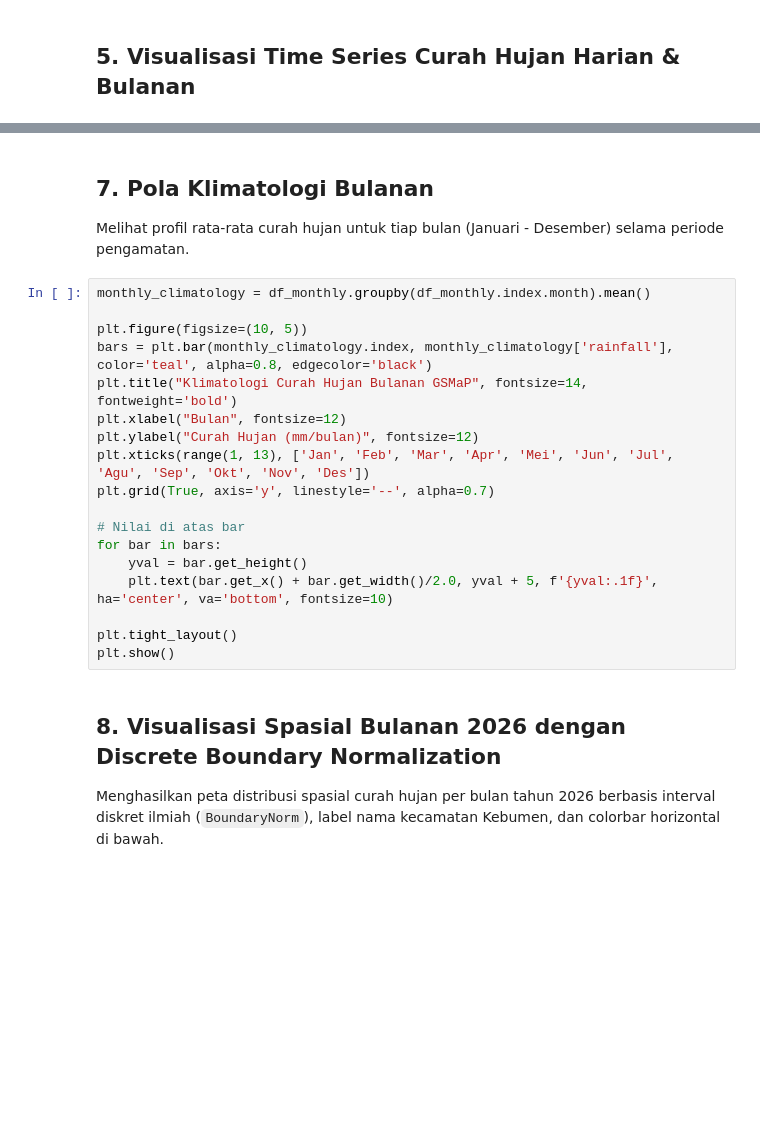
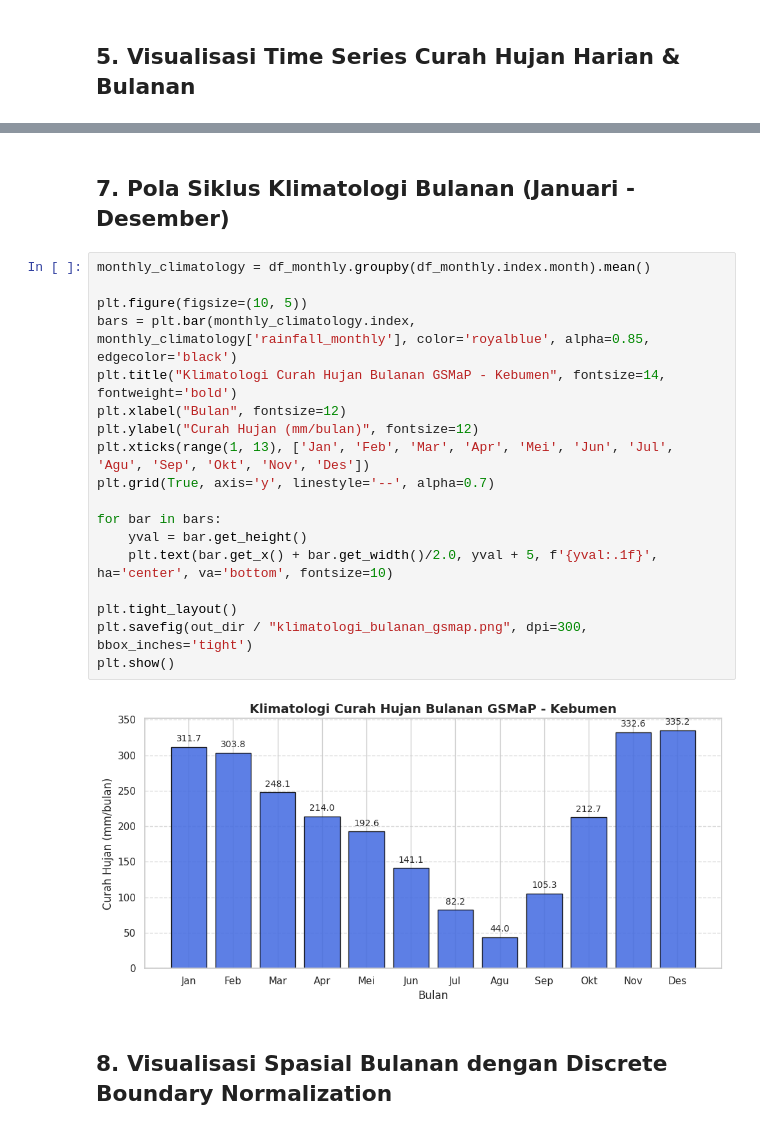
Before and after one commit to widhyatma/Projek_Downscale, a Jupyter notebook: analisis_GSMAP.ipynb, the cells around one changed output, grey strips where cells are left out. Drawn from its saved outputs; the diff is of its cells as text; blank space fills up the shorter version.

```diff
--- a/analisis_GSMAP.ipynb
+++ b/analisis_GSMAP.ipynb
@@ -113,25 +229,25 @@ plt.show()
 # %% [markdown]
-## 7. Pola Klimatologi Bulanan
-Melihat profil rata-rata curah hujan untuk tiap bulan (Januari - Desember) selama periode pengamatan.
+## 7. Pola Siklus Klimatologi Bulanan (Januari - Desember)
 # %%
 monthly_climatology = df_monthly.groupby(df_monthly.index.month).mean()
 
 plt.figure(figsize=(10, 5))
-bars = plt.bar(monthly_climatology.index, monthly_climatology['rainfall'], color='teal', alpha=0.8, edgecolor='black')
-plt.title("Klimatologi Curah Hujan Bulanan GSMaP", fontsize=14, fontweight='bold')
+bars = plt.bar(monthly_climatology.index, monthly_climatology['rainfall_monthly'], color='royalblue', alpha=0.85, edgecolor='black')
+plt.title("Klimatologi Curah Hujan Bulanan GSMaP - Kebumen", fontsize=14, fontweight='bold')
 plt.xlabel("Bulan", fontsize=12)
 plt.ylabel("Curah Hujan (mm/bulan)", fontsize=12)
 plt.xticks(range(1, 13), ['Jan', 'Feb', 'Mar', 'Apr', 'Mei', 'Jun', 'Jul', 'Agu', 'Sep', 'Okt', 'Nov', 'Des'])
 plt.grid(True, axis='y', linestyle='--', alpha=0.7)
 
-# Nilai di atas bar
 for bar in bars:
     yval = bar.get_height()
     plt.text(bar.get_x() + bar.get_width()/2.0, yval + 5, f'{yval:.1f}', ha='center', va='bottom', fontsize=10)
 
 plt.tight_layout()
+plt.savefig(out_dir / "klimatologi_bulanan_gsmap.png", dpi=300, bbox_inches='tight')
 plt.show()
+# %% [output]
+[figure, added]
-# %% [markdown]
-## 8. Visualisasi Spasial Bulanan 2026 dengan Discrete Boundary Normalization
-Menghasilkan peta distribusi spasial curah hujan per bulan tahun 2026 berbasis interval diskret ilmiah (`BoundaryNorm`), label nama kecamatan Kebumen, dan colorbar horizontal di bawah.
+# %% [markdown]
+## 8. Visualisasi Spasial Bulanan dengan Discrete Boundary Normalization
 # %%
```
Also changed, not shown: parts of 18 cells of this notebook.
